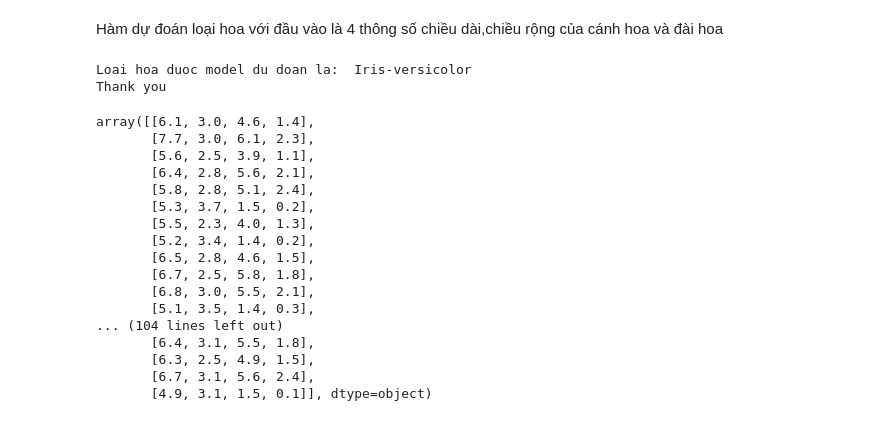
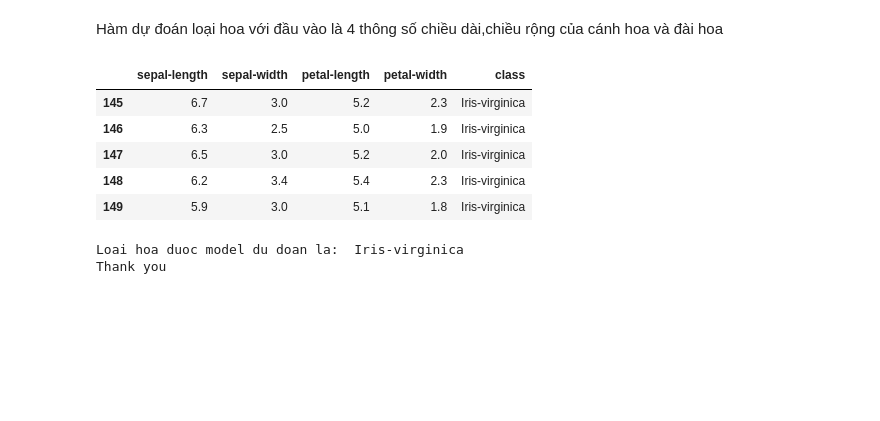
Before and after one commit to lephuocdat2000/AI, a Jupyter notebook: Final_Project.ipynb, the cells around one changed output. Saved outputs shown, nothing was run; the diff lists cells and outputs as text; code cells hidden in the pictures; blank space fills up the shorter version.

```diff
--- a/Final_Project.ipynb
+++ b/Final_Project.ipynb
@@ -209,28 +216,17 @@ def Predict_Func(x,y,z,t,model=tuning_model,train=X_train):
     pred=model.predict(arr)
     print("Loai hoa duoc model du doan la: ",pred[0])
     print("Thank you")
+# %%
+hide_data
+# %% [output]
+|  | sepal-length | sepal-width | petal-length | petal-width | class |
+| 145 | 6.7 | 3.0 | 5.2 | 2.3 | Iris-virginica |
+| 146 | 6.3 | 2.5 | 5.0 | 1.9 | Iris-virginica |
+| 147 | 6.5 | 3.0 | 5.2 | 2.0 | Iris-virginica |
+| 148 | 6.2 | 3.4 | 5.4 | 2.3 | Iris-virginica |
+| 149 | 5.9 | 3.0 | 5.1 | 1.8 | Iris-virginica |
 # %%
-Predict_Func(6.6,3.0,4.4,1.4)
+Predict_Func(6.2,3.4,5.4,2.3)
 # %% [output]
-Loai hoa duoc model du doan la:  Iris-versicolor
+Loai hoa duoc model du doan la:  Iris-virginica
 Thank you
-# %%
-X_train
-# %% [output]
-array([[6.1, 3.0, 4.6, 1.4],
-       [7.7, 3.0, 6.1, 2.3],
-       [5.6, 2.5, 3.9, 1.1],
-       [6.4, 2.8, 5.6, 2.1],
-       [5.8, 2.8, 5.1, 2.4],
-       [5.3, 3.7, 1.5, 0.2],
-       [5.5, 2.3, 4.0, 1.3],
-       [5.2, 3.4, 1.4, 0.2],
-       [6.5, 2.8, 4.6, 1.5],
-       [6.7, 2.5, 5.8, 1.8],
-       [6.8, 3.0, 5.5, 2.1],
-       [5.1, 3.5, 1.4, 0.3],
-... (104 lines left out)
-       [6.4, 3.1, 5.5, 1.8],
-       [6.3, 2.5, 4.9, 1.5],
-       [6.7, 3.1, 5.6, 2.4],
-       [4.9, 3.1, 1.5, 0.1]], dtype=object)
```
Also changed, not shown: parts of 18 cells of this notebook.
